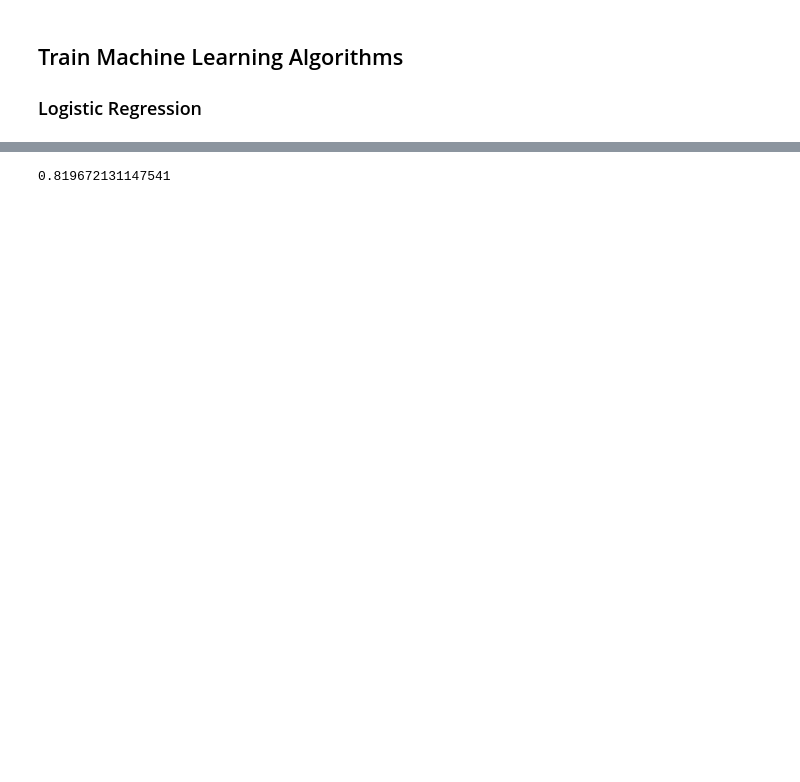
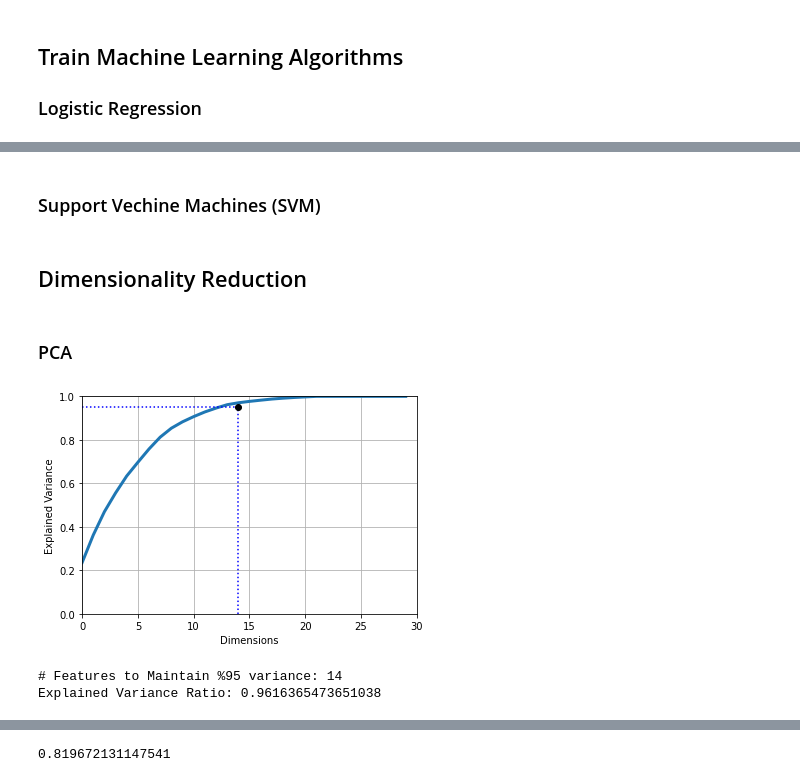
Before and after one commit to zachcarlson/HeartAttackPredictor, a Jupyter notebook: HeartAttackPredictor.ipynb, the cells around one changed output, grey strips where cells are left out. Drawn from its saved outputs; the diff is of its cells as text; code cells hidden in the pictures; blank space fills up the shorter version.

```diff
--- a/HeartAttackPredictor.ipynb
+++ b/HeartAttackPredictor.ipynb
@@ -229,6 +235,4 @@ param_grid=[
 ]
 
 log_reg = LogisticRegression(random_state = 42)
-grid_search_log = GridSearchCV(log_reg, param_grid, cv=10, scoring="accuracy", return_train_score=True)
-grid_search_log.fit(heart_pipeline, heart_labels)
-performance_output(test_pipeline, test_labels, grid_search_log, "logistic regression")
+grid_search = GridSearchCV(log_reg, param_grid, cv=10, scoring="accuracy", return_train_score=True)
@@ -247,0 +250,3 @@ Confusion Matrix:
+# %%
+grid_search.fit(heart_pipeline, heart_labels)
+performance_output(test_pipeline, test_labels, grid_search, "logistic regression")
@@ -248 +277,3 @@ Confusion Matrix:
+# %% [markdown]
+### Support Vechine Machines (SVM)
 # %%
@@ -250 +280,34 @@ rnd_clf = RandomForestClassifier(random_state = 42)
 svm_clf = SVC(random_state = 42)
+# %% [markdown]
+## Dimensionality Reduction
+# %% [markdown]
+### PCA
+# %%
+from sklearn.decomposition import PCA
+import numpy as np
+
+pca = PCA()
+pca.fit(heart_pipeline)
+cumsum = np.cumsum(pca.explained_variance_ratio_)
+d = np.argmax(cumsum >= 0.95) + 1
+# %%
+plt.figure(figsize=(6,4))
+plt.plot(cumsum, linewidth=3)
+plt.axis([0, 30, 0, 1])
+plt.xlabel("Dimensions")
+plt.ylabel("Explained Variance")
+plt.plot([d, d], [0, 0.95], "b:")
+plt.plot([0, d], [0.95, 0.95], "b:")
+plt.plot(d, 0.95, "ko")
+plt.grid(True)
+plt.show()
+# %% [output]
+[figure, added]
+# %%
+pca = PCA(n_components=0.95)
+heart_reduced = pca.fit_transform(heart_pipeline)
+print(f"# Features to Maintain %95 variance: {pca.n_components_}")
+print(f"Explained Variance Ratio: {np.sum(pca.explained_variance_ratio_)}")
+# %% [output]
+# Features to Maintain %95 variance: 14
+Explained Variance Ratio: 0.9616365473651038
```
Also changed, not shown: parts of 16 cells of this notebook.
